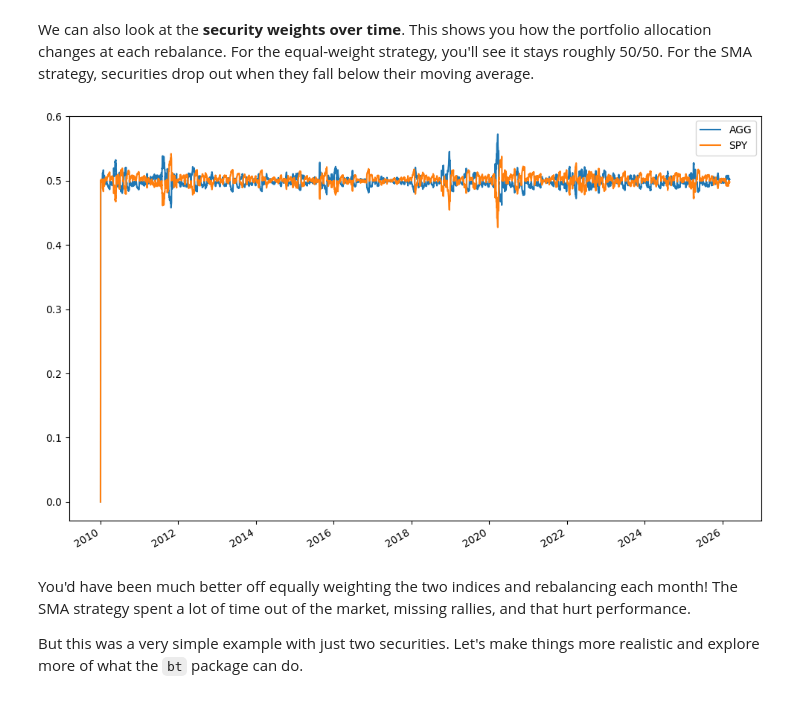
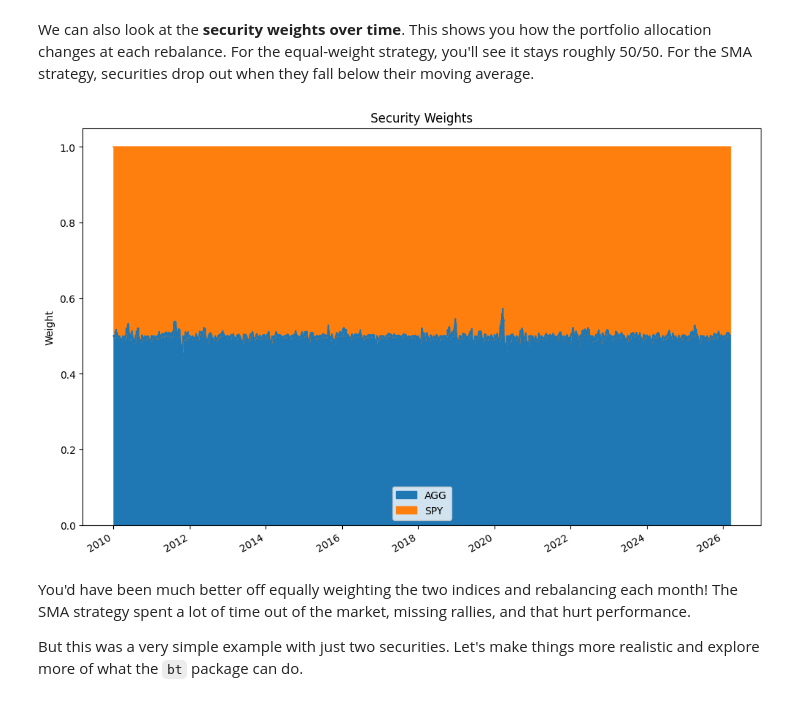
Before and after one commit to aaiken1/fin-data-analysis-text, a Jupyter notebook: _sources/chapters/18_trading_bt.ipynb, the cells around one changed output. Cells and saved outputs as stored; diff of their text form; code cells hidden in the pictures.

```diff
--- a/_sources/chapters/18_trading_bt.ipynb
+++ b/_sources/chapters/18_trading_bt.ipynb
@@ -295,10 +295,17 @@ plt.show()
 [figure]
 # %% [markdown]
 We can also look at the **security weights over time**. This shows you how the portfolio allocation changes at each rebalance. For the equal-weight strategy, you'll see it stays roughly 50/50. For the SMA strategy, securities drop out when they fall below their moving average.
-# %%
-res.plot_security_weights(figsize=(12, 8));
-# %% [output]
-[figure, removed]
+# %%
+weights = res.get_security_weights()
+weights = weights.iloc[1:]
+
+fig, ax = plt.subplots(figsize=(12, 8))
+weights.plot.area(ax=ax)
+ax.set_title('Security Weights')
+ax.set_ylabel('Weight')
+ax.legend(loc='best');
+# %% [output]
+[figure, added]
 # %% [markdown]
 You'd have been much better off equally weighting the two indices and rebalancing each month! The SMA strategy spent a lot of time out of the market, missing rallies, and that hurt performance.
 
```
Also changed, not shown: parts of 11 cells of this notebook, 13 other files.
